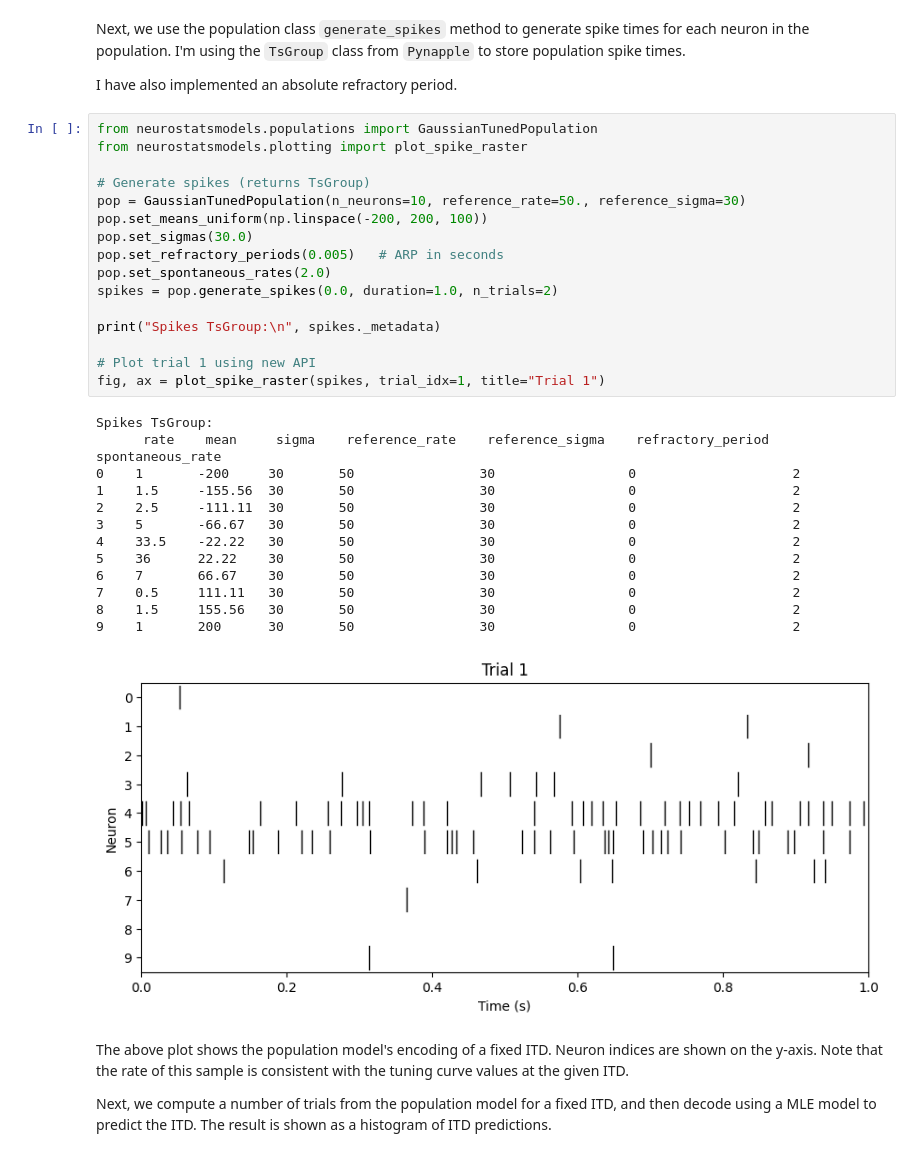
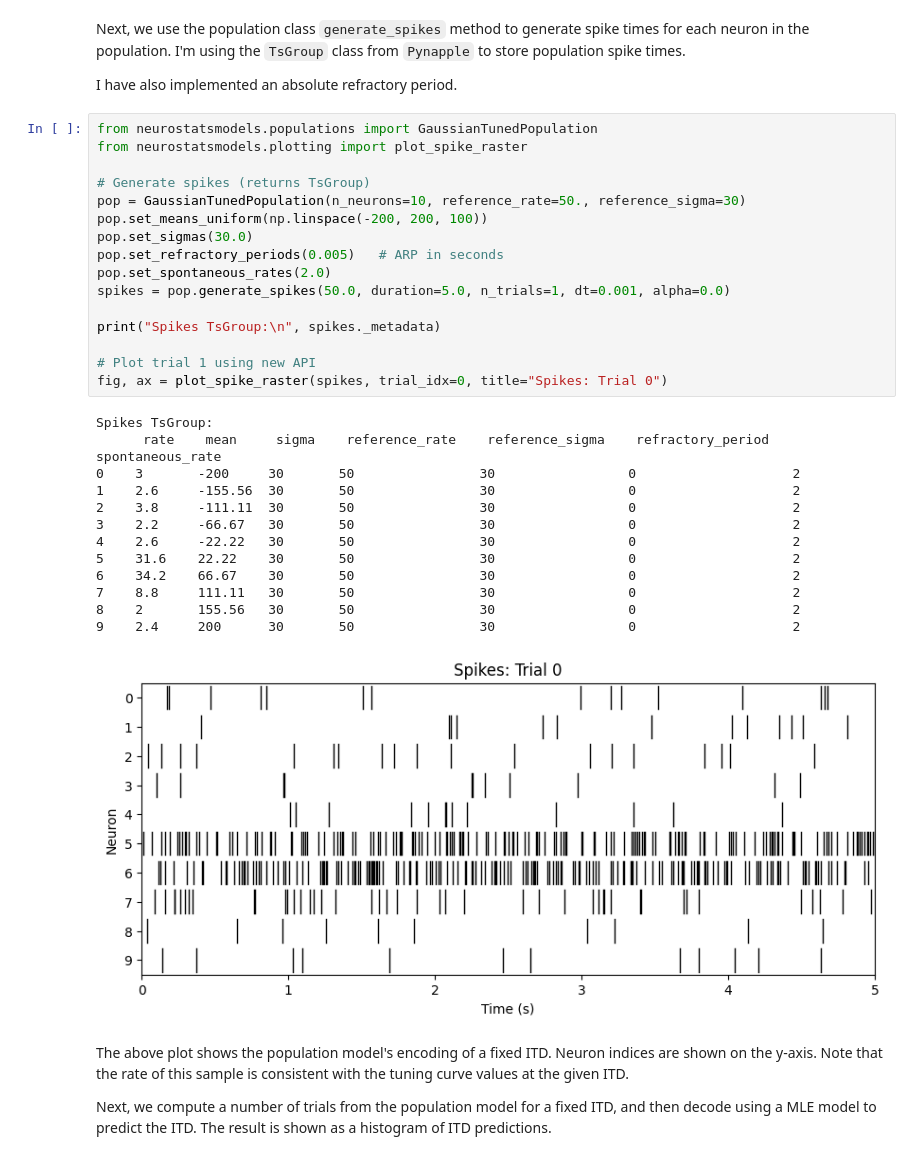
Before and after one commit to jmrfox/neurostatsmodels, a Jupyter notebook: notebooks/itd_information.ipynb, the cells around one changed output. Drawn from its saved outputs; the diff is of its cells as text.

```diff
--- a/notebooks/itd_information.ipynb
+++ b/notebooks/itd_information.ipynb
@@ -123,33 +126,33 @@ I have also implemented an absolute refractory period.
 # %%
 from neurostatsmodels.populations import GaussianTunedPopulation
 from neurostatsmodels.plotting import plot_spike_raster
 
 # Generate spikes (returns TsGroup)
 pop = GaussianTunedPopulation(n_neurons=10, reference_rate=50., reference_sigma=30)
 pop.set_means_uniform(np.linspace(-200, 200, 100))
 pop.set_sigmas(30.0)
 pop.set_refractory_periods(0.005)   # ARP in seconds
 pop.set_spontaneous_rates(2.0)
-spikes = pop.generate_spikes(0.0, duration=1.0, n_trials=2)
+spikes = pop.generate_spikes(50.0, duration=5.0, n_trials=1, dt=0.001, alpha=0.0)
 
 print("Spikes TsGroup:\n", spikes._metadata)
 
 # Plot trial 1 using new API
-fig, ax = plot_spike_raster(spikes, trial_idx=1, title="Trial 1")
+fig, ax = plot_spike_raster(spikes, trial_idx=0, title="Spikes: Trial 0")
 # %% [output]
 Spikes TsGroup:
       rate    mean     sigma    reference_rate    reference_sigma    refractory_period    spontaneous_rate
-0    1       -200     30       50                30                 0                    2
-1    1.5     -155.56  30       50                30                 0                    2
-2    2.5     -111.11  30       50                30                 0                    2
-3    5       -66.67   30       50                30                 0                    2
-4    33.5    -22.22   30       50                30                 0                    2
-5    36      22.22    30       50                30                 0                    2
-6    7       66.67    30       50                30                 0                    2
-7    0.5     111.11   30       50                30                 0                    2
-8    1.5     155.56   30       50                30                 0                    2
-9    1       200      30       50                30                 0                    2
+0    3       -200     30       50                30                 0                    2
+1    2.6     -155.56  30       50                30                 0                    2
+2    3.8     -111.11  30       50                30                 0                    2
+3    2.2     -66.67   30       50                30                 0                    2
+4    2.6     -22.22   30       50                30                 0                    2
+5    31.6    22.22    30       50                30                 0                    2
+6    34.2    66.67    30       50                30                 0                    2
+7    8.8     111.11   30       50                30                 0                    2
+8    2       155.56   30       50                30                 0                    2
+9    2.4     200      30       50                30                 0                    2
-[figure, old version]
+[figure, new version]
 # %% [markdown]
 The above plot shows the population model's encoding of a fixed ITD. Neuron indices are shown on the y-axis. Note that the rate of this sample is consistent with the tuning curve values at the given ITD.
 
```
Also changed, not shown: parts of 10 cells of this notebook, 4 other files.
